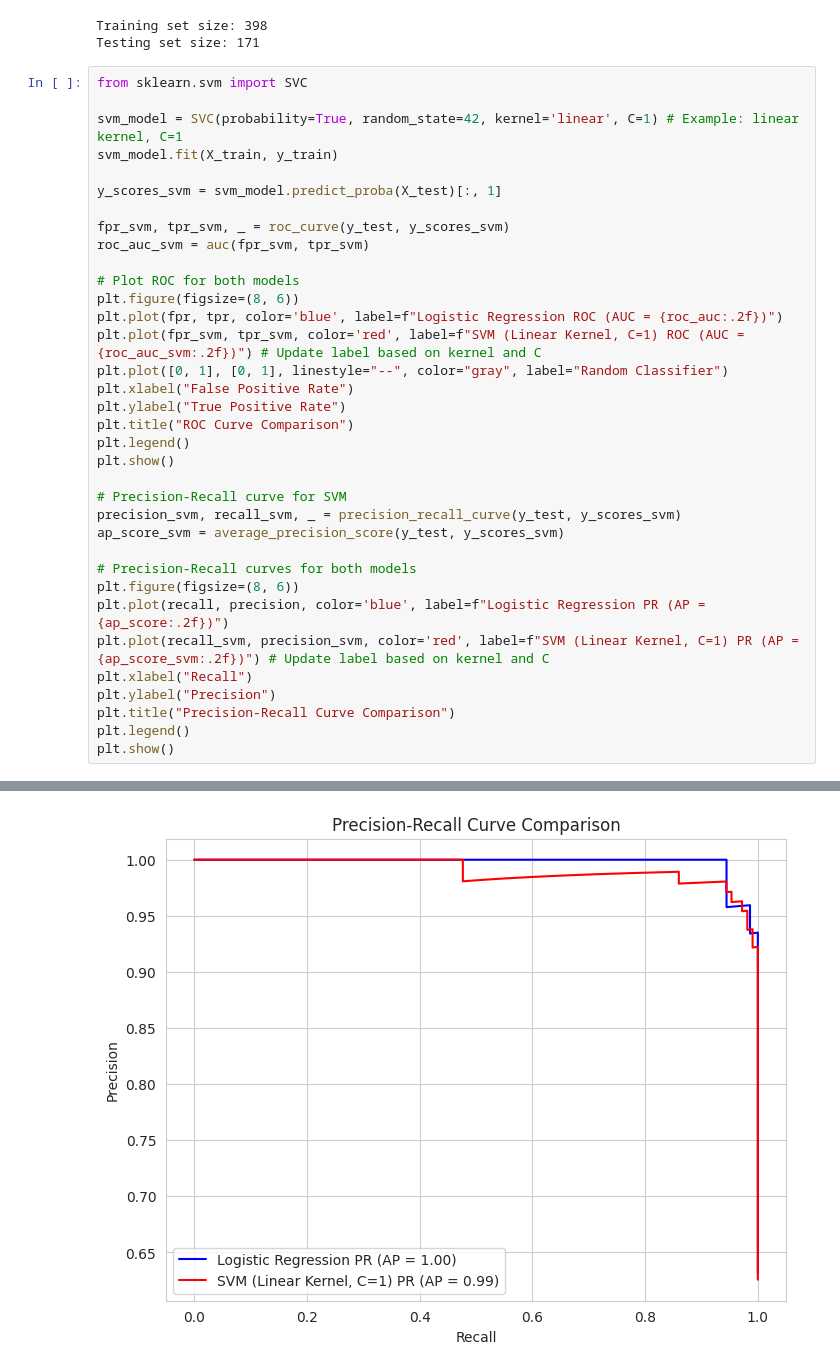
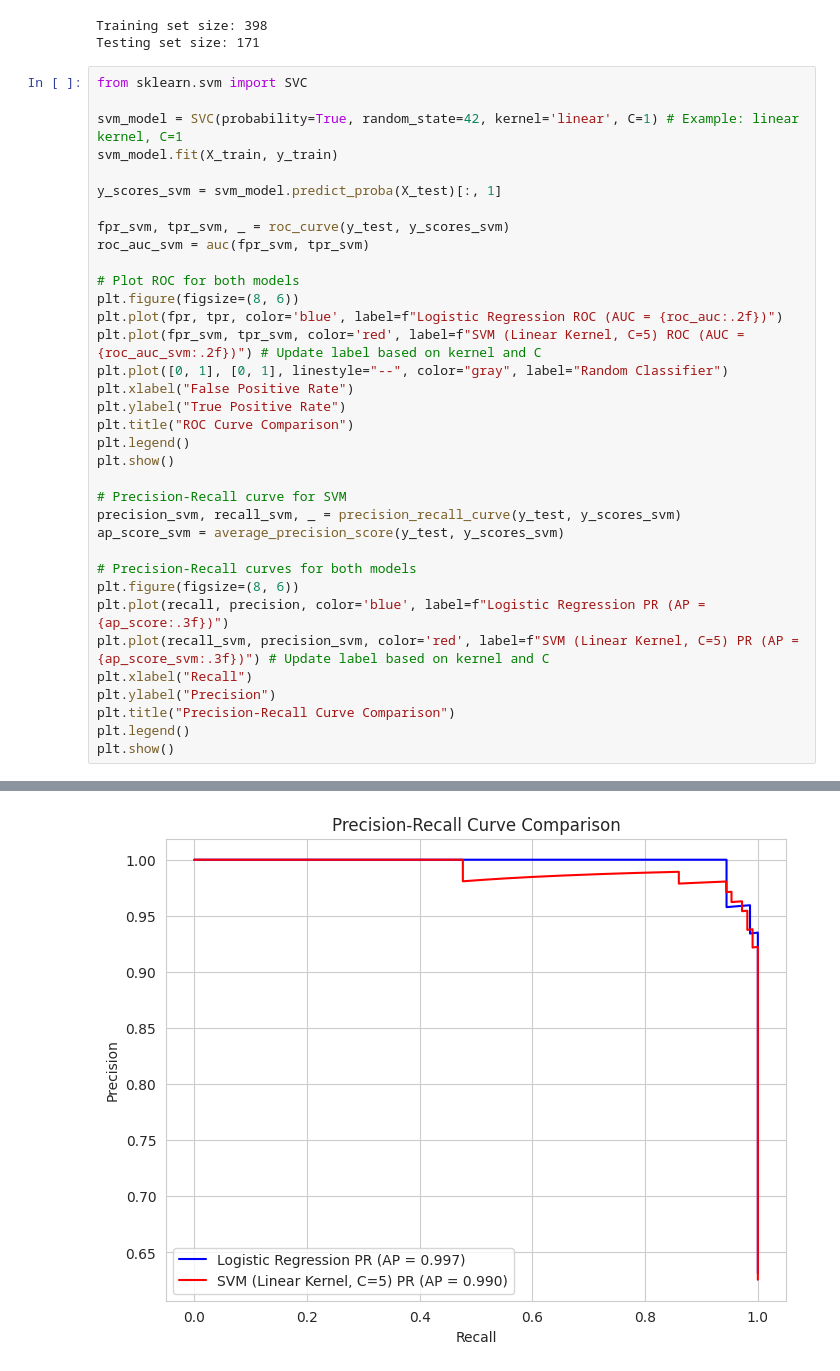
Before and after one commit to zrsteff/CSC587, a Jupyter notebook: Lab 11 - train_test_split_crossval_roc.ipynb, the cells around one changed output, grey strips where cells are left out. Cells and saved outputs as stored; diff of their text form.

```diff
--- a/Lab 11 - train_test_split_crossval_roc.ipynb
+++ b/Lab 11 - train_test_split_crossval_roc.ipynb
@@ -148,34 +148,34 @@ svm_model = SVC(probability=True, random_state=42, kernel='linear', C=1) # Examp
 svm_model.fit(X_train, y_train)
 
 y_scores_svm = svm_model.predict_proba(X_test)[:, 1]
 
 fpr_svm, tpr_svm, _ = roc_curve(y_test, y_scores_svm)
 roc_auc_svm = auc(fpr_svm, tpr_svm)
 
 # Plot ROC for both models
 plt.figure(figsize=(8, 6))
 plt.plot(fpr, tpr, color='blue', label=f"Logistic Regression ROC (AUC = {roc_auc:.2f})")
-plt.plot(fpr_svm, tpr_svm, color='red', label=f"SVM (Linear Kernel, C=1) ROC (AUC = {roc_auc_svm:.2f})") # Update label based on kernel and C
+plt.plot(fpr_svm, tpr_svm, color='red', label=f"SVM (Linear Kernel, C=5) ROC (AUC = {roc_auc_svm:.2f})") # Update label based on kernel and C
 plt.plot([0, 1], [0, 1], linestyle="--", color="gray", label="Random Classifier")
 plt.xlabel("False Positive Rate")
 plt.ylabel("True Positive Rate")
 plt.title("ROC Curve Comparison")
 plt.legend()
 plt.show()
 
 # Precision-Recall curve for SVM
 precision_svm, recall_svm, _ = precision_recall_curve(y_test, y_scores_svm)
 ap_score_svm = average_precision_score(y_test, y_scores_svm)
 
 # Precision-Recall curves for both models
 plt.figure(figsize=(8, 6))
-plt.plot(recall, precision, color='blue', label=f"Logistic Regression PR (AP = {ap_score:.2f})")
-plt.plot(recall_svm, precision_svm, color='red', label=f"SVM (Linear Kernel, C=1) PR (AP = {ap_score_svm:.2f})") # Update label based on kernel and C
+plt.plot(recall, precision, color='blue', label=f"Logistic Regression PR (AP = {ap_score:.3f})")
+plt.plot(recall_svm, precision_svm, color='red', label=f"SVM (Linear Kernel, C=5) PR (AP = {ap_score_svm:.3f})") # Update label based on kernel and C
 plt.xlabel("Recall")
 plt.ylabel("Precision")
 plt.title("Precision-Recall Curve Comparison")
 plt.legend()
 plt.show()
 # %% [output]
 [figure]
-[figure, old version]
+[figure, new version]
```
